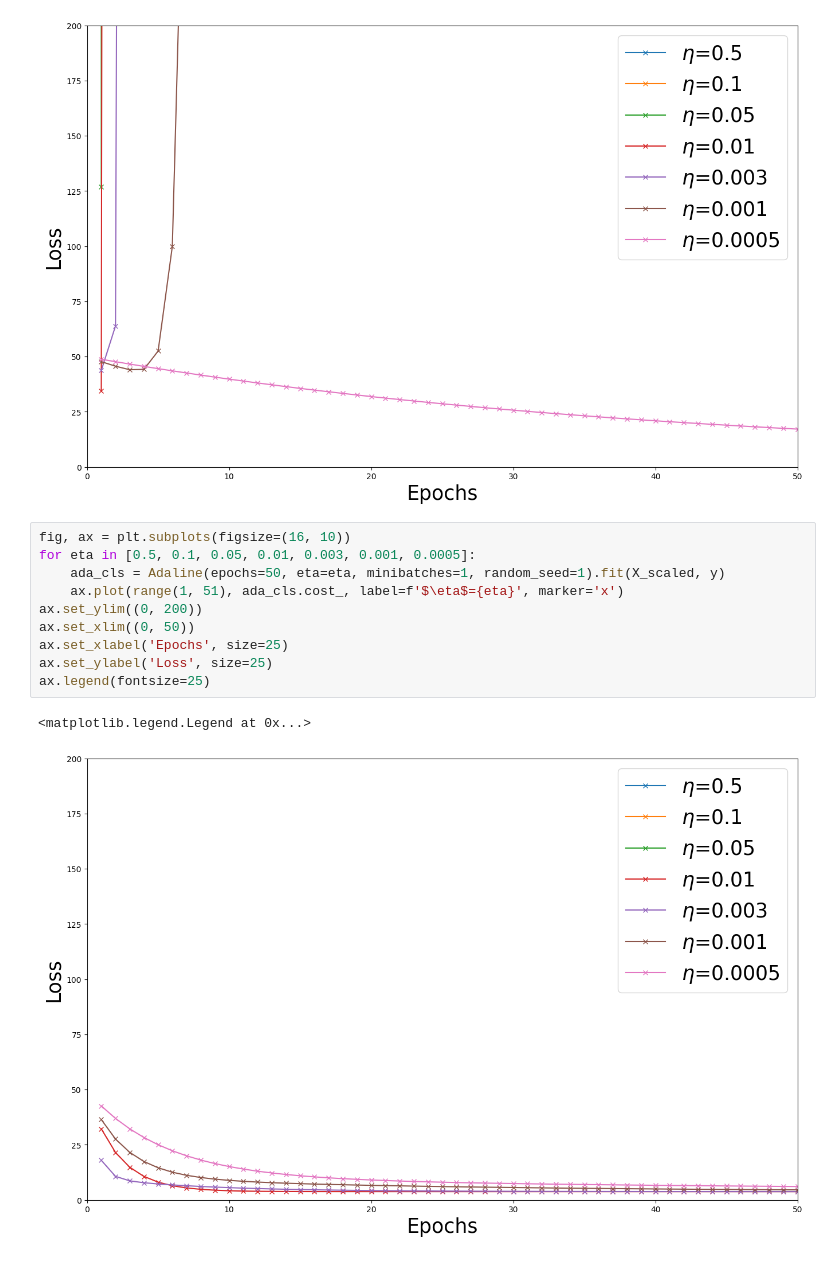
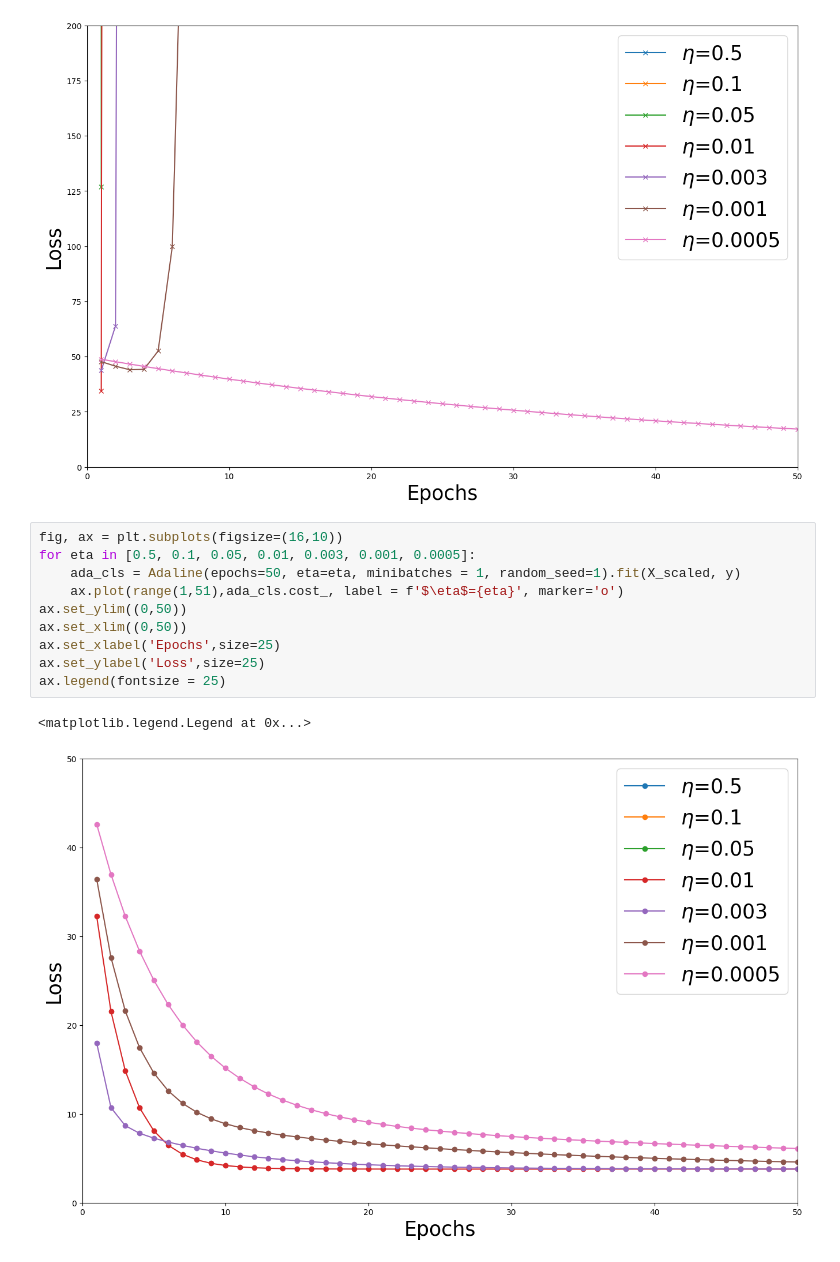
Before and after one commit to SandytheTraveller/ML-course-Labs, a Jupyter notebook: lecture_4.ipynb, the cells around one changed output. Drawn from its saved outputs; the diff is of its cells as text.

```diff
--- a/lecture_4.ipynb
+++ b/lecture_4.ipynb
@@ -287,15 +287,15 @@ ax.legend(fontsize=25)
 <matplotlib.legend.Legend at 0x...>
 [figure]
 # %%
-fig, ax = plt.subplots(figsize=(16, 10))
+fig, ax = plt.subplots(figsize=(16,10))
 for eta in [0.5, 0.1, 0.05, 0.01, 0.003, 0.001, 0.0005]:
-    ada_cls = Adaline(epochs=50, eta=eta, minibatches=1, random_seed=1).fit(X_scaled, y)
-    ax.plot(range(1, 51), ada_cls.cost_, label=f'$\eta$={eta}', marker='x')
-ax.set_ylim((0, 200))
-ax.set_xlim((0, 50))
-ax.set_xlabel('Epochs', size=25)
-ax.set_ylabel('Loss', size=25)
-ax.legend(fontsize=25)
+    ada_cls = Adaline(epochs=50, eta=eta, minibatches = 1, random_seed=1).fit(X_scaled, y)
+    ax.plot(range(1,51),ada_cls.cost_, label = f'$\eta$={eta}', marker='o')
+ax.set_ylim((0,50))
+ax.set_xlim((0,50))
+ax.set_xlabel('Epochs',size=25)
+ax.set_ylabel('Loss',size=25)
+ax.legend(fontsize = 25)
 # %% [output]
 <matplotlib.legend.Legend at 0x...>
-[figure, old version]
+[figure, new version]
```
Also changed, not shown: parts of 7 cells of this notebook, 2 other files.
